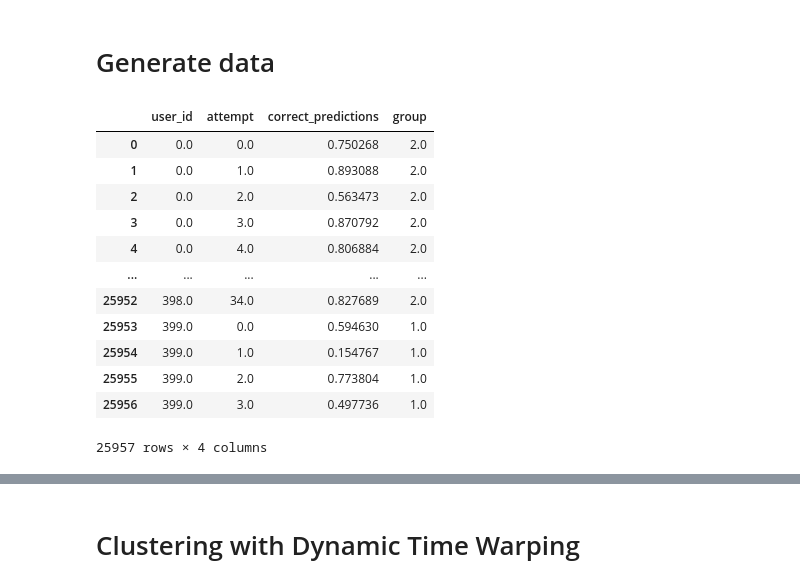
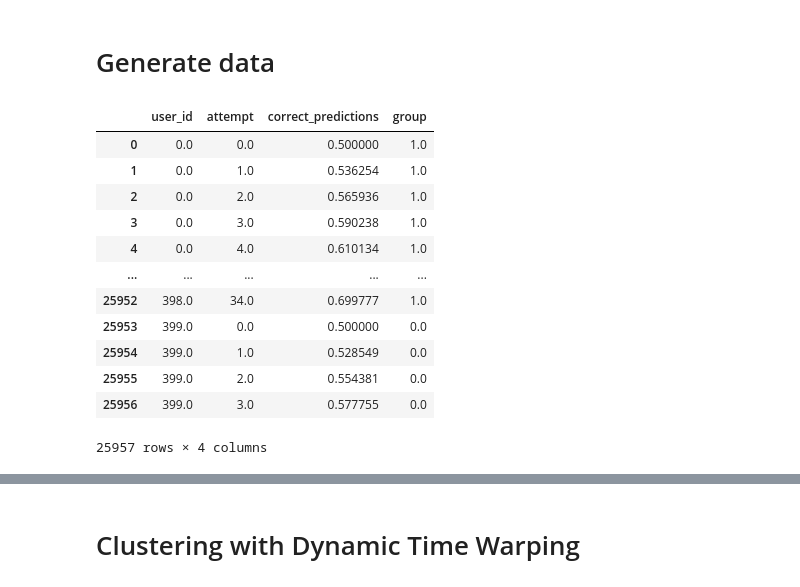
Before and after one commit to emmabhl/MLBD_Calcularis_Sectumsempra, a Jupyter notebook: clustering_dummy.ipynb, the cells around one changed output, grey strips where cells are left out. Cells and saved outputs as stored; diff of their text form; code cells hidden in the pictures.

```diff
--- a/clustering_dummy.ipynb
+++ b/clustering_dummy.ipynb
@@ -20,43 +20,43 @@ def exp_model(x, a, b, lambda_):
 # %%
 # Initialize the random number generator
 np.random.seed(24)
 
 # Define the parameters
 a = [0.8,0.7,0.8]
 b = [0.3,0.2,0.3]
 lambda_ = [0.1,0.2,0.5]
 scale_param = 60
 nb_students = 400
 
 # Generate dummy student data
 proba_dataset = pd.DataFrame({'user_id': [], 'attempt': [], 'correct_predictions': [], 'group':[]})
 max_attempt = (np.rint(np.random.exponential(scale_param, nb_students))).astype(
     int)  # We saw that the number of attempts per student is exponentially distributed
 for i in range(len(max_attempt)):
     user_id = np.repeat(i, max_attempt[i])
     attempt = np.arange(max_attempt[i])
-    e = np.random.randn(max_attempt[i]) * (
-                np.random.randn() * 0.1 + 0.1)  # Generate some noise with a different variance for each student
-    group = random.randint(0, 2) #Choose parameter index
-    correct_predictions = exp_model(attempt, a[group], b[group], lambda_[group]) + e  # Generate the probability of success for each attempt
+    #e = np.random.randn(max_attempt[i]) * (
+     #           np.random.randn() * 0.1 + 0.1)  # Generate some noise with a different variance for each student
+    group = random.randint(0, 1) #Choose parameter index
+    correct_predictions = exp_model(attempt, a[group], b[group], lambda_[group])  # Generate the probability of success for each attempt
 
     proba_dataset = pd.concat([proba_dataset, pd.DataFrame(
         {'user_id': user_id, 'attempt': attempt, 'correct_predictions': correct_predictions, 'group' : np.repeat(group, len(user_id))})], ignore_index=True)
 
 proba_dataset
 # %% [output]
 |  | user_id | attempt | correct_predictions | group |
-| 0 | 0.0 | 0.0 | 0.750268 | 2.0 |
-| 1 | 0.0 | 1.0 | 0.893088 | 2.0 |
-| 2 | 0.0 | 2.0 | 0.563473 | 2.0 |
-| 3 | 0.0 | 3.0 | 0.870792 | 2.0 |
-| 4 | 0.0 | 4.0 | 0.806884 | 2.0 |
+| 0 | 0.0 | 0.0 | 0.500000 | 1.0 |
+| 1 | 0.0 | 1.0 | 0.536254 | 1.0 |
+| 2 | 0.0 | 2.0 | 0.565936 | 1.0 |
+| 3 | 0.0 | 3.0 | 0.590238 | 1.0 |
+| 4 | 0.0 | 4.0 | 0.610134 | 1.0 |
 | ... | ... | ... | ... | ... |
-| 25952 | 398.0 | 34.0 | 0.827689 | 2.0 |
-| 25953 | 399.0 | 0.0 | 0.594630 | 1.0 |
-| 25954 | 399.0 | 1.0 | 0.154767 | 1.0 |
-| 25955 | 399.0 | 2.0 | 0.773804 | 1.0 |
-| 25956 | 399.0 | 3.0 | 0.497736 | 1.0 |
+| 25952 | 398.0 | 34.0 | 0.699777 | 1.0 |
+| 25953 | 399.0 | 0.0 | 0.500000 | 0.0 |
+| 25954 | 399.0 | 1.0 | 0.528549 | 0.0 |
+| 25955 | 399.0 | 2.0 | 0.554381 | 0.0 |
+| 25956 | 399.0 | 3.0 | 0.577755 | 0.0 |
 25957 rows × 4 columns
 # %%
 sns.scatterplot(data=proba_dataset, x = proba_dataset.attempt, y = proba_dataset.correct_predictions, hue='group', alpha=0.2, s=8)
```
Also changed, not shown: parts of 10 cells of this notebook.
